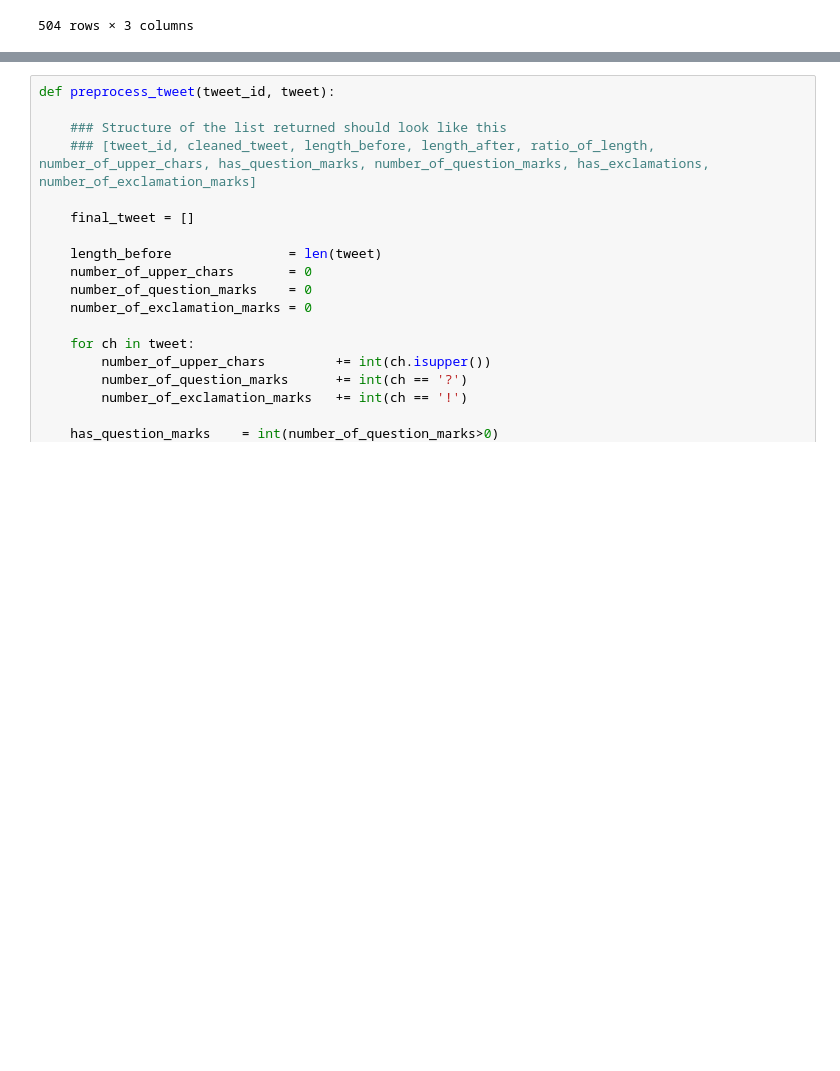
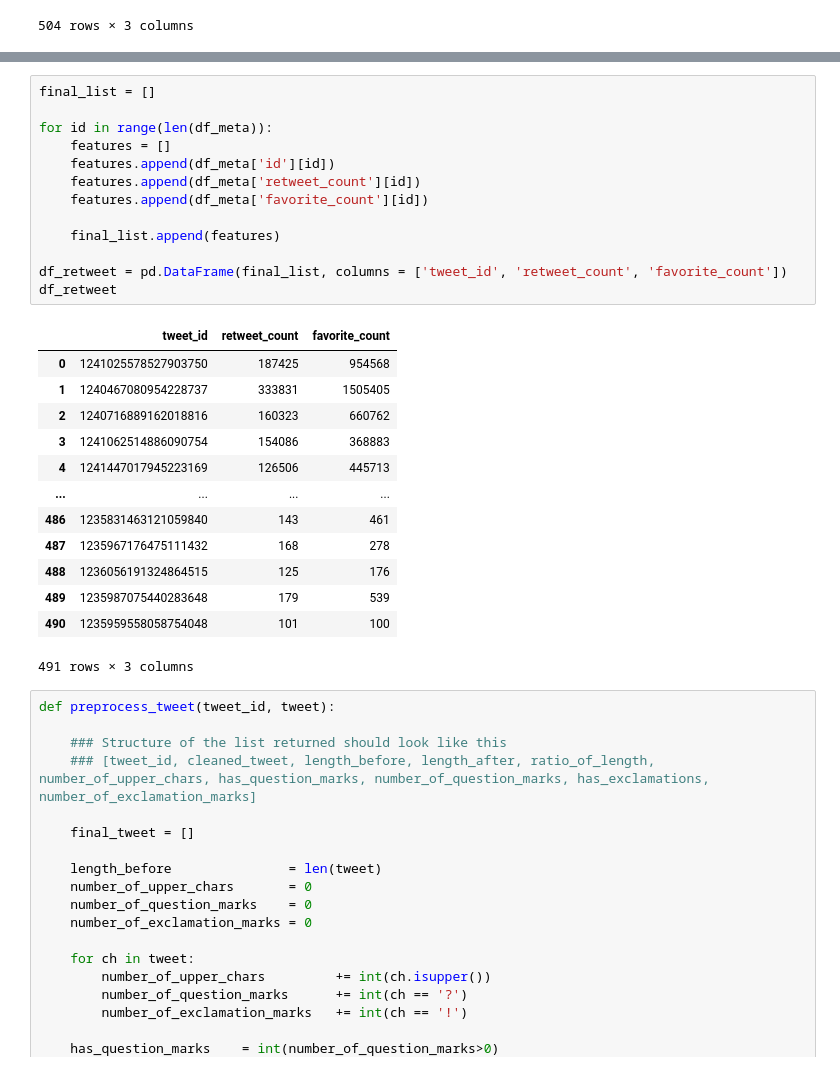
Before and after one commit to DebanjanaKar/Covid19_FakeNews_Detection, a Jupyter notebook: Preprocessing_Twitter_Infodemic_Data.ipynb, the cells around one changed output, grey strips where cells are left out. Drawn from its saved outputs; the diff is of its cells as text; blank space fills up the shorter version.

```diff
--- a/Preprocessing_Twitter_Infodemic_Data.ipynb
+++ b/Preprocessing_Twitter_Infodemic_Data.ipynb
@@ -147,3 +200,30 @@ df
+# %%
+final_list = []
+
+for id in range(len(df_meta)):
+    features = []
+    features.append(df_meta['id'][id])
+    features.append(df_meta['retweet_count'][id])
+    features.append(df_meta['favorite_count'][id])
+
+    final_list.append(features)
+
+df_retweet = pd.DataFrame(final_list, columns = ['tweet_id', 'retweet_count', 'favorite_count'])
+df_retweet
+# %% [output]
+|  | tweet_id | retweet_count | favorite_count |
+| 0 | 1241025578527903750 | 187425 | 954568 |
+| 1 | 1240467080954228737 | 333831 | 1505405 |
+| 2 | 1240716889162018816 | 160323 | 660762 |
+| 3 | 1241062514886090754 | 154086 | 368883 |
+| 4 | 1241447017945223169 | 126506 | 445713 |
+| ... | ... | ... | ... |
+| 486 | 1235831463121059840 | 143 | 461 |
+| 487 | 1235967176475111432 | 168 | 278 |
+| 488 | 1236056191324864515 | 125 | 176 |
+| 489 | 1235987075440283648 | 179 | 539 |
+| 490 | 1235959558058754048 | 101 | 100 |
+491 rows × 3 columns
 # %%
 def preprocess_tweet(tweet_id, tweet):
 
```
Also changed, not shown: parts of 29 cells of this notebook.
